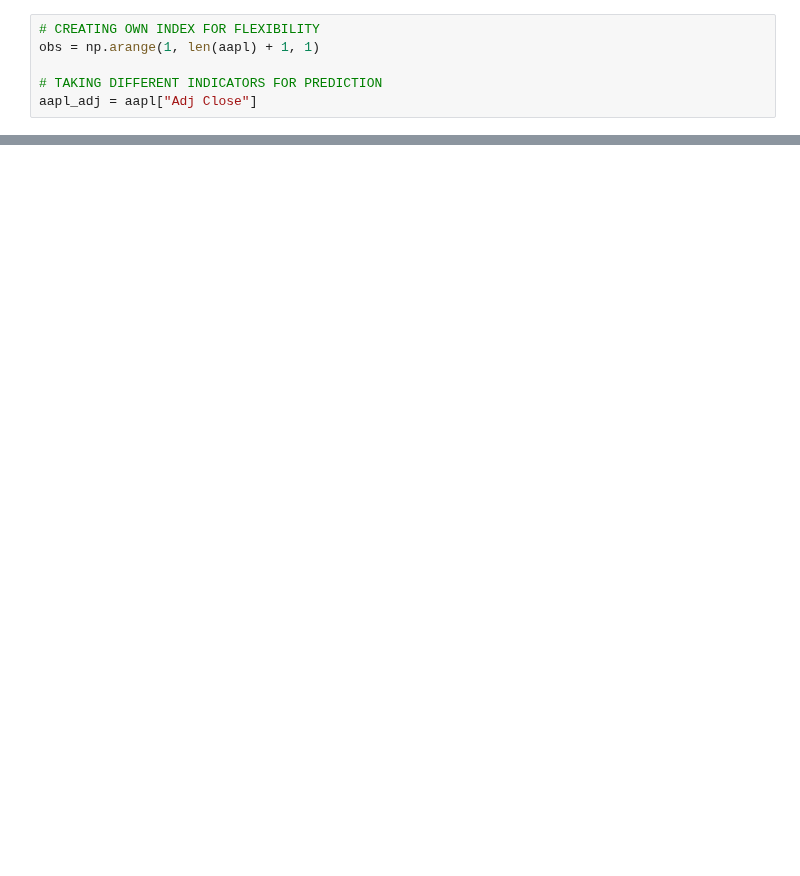
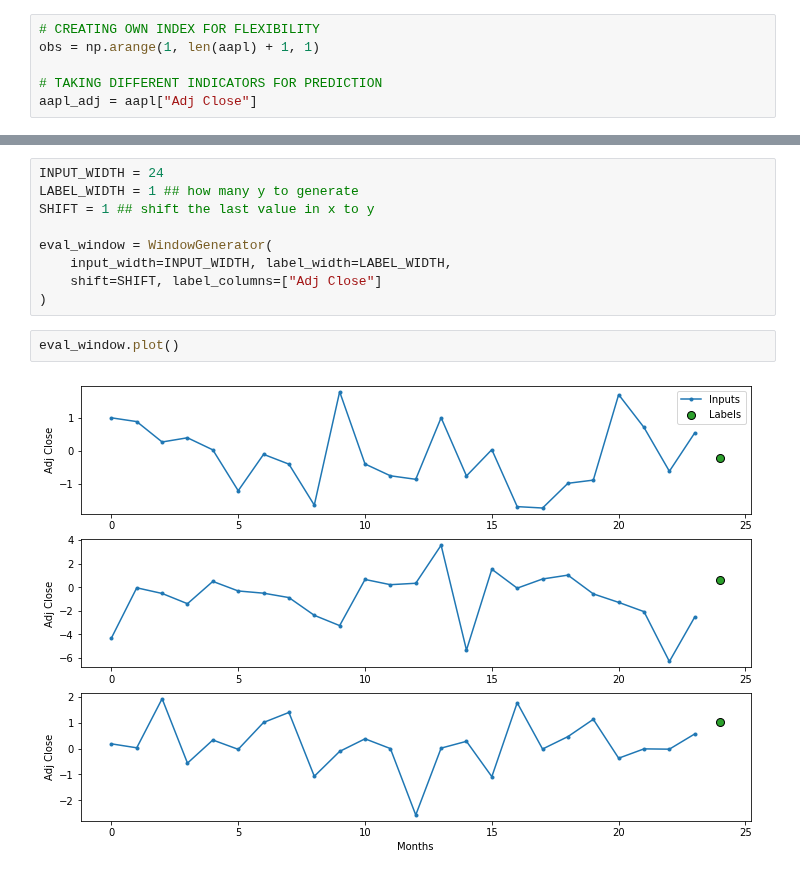
Before and after one commit to tl3472/Price-Prediction-and-Portfolio-Optimation, a Jupyter notebook: Final Report.ipynb, the cells around one changed output, grey strips where cells are left out. Saved outputs shown, nothing was run; the diff lists cells and outputs as text; blank space fills up the shorter version.

```diff
--- a/Final Report.ipynb
+++ b/Final Report.ipynb
@@ -198,0 +410,13 @@ Next Day Value: 139.28335571289062
+# %%
+INPUT_WIDTH = 24
+LABEL_WIDTH = 1 ## how many y to generate
+SHIFT = 1 ## shift the last value in x to y
+
+eval_window = WindowGenerator(
+    input_width=INPUT_WIDTH, label_width=LABEL_WIDTH,
+    shift=SHIFT, label_columns=["Adj Close"]
+)
+# %%
+eval_window.plot()
+# %% [output]
+[figure, added]
```
Also changed, not shown: parts of 57 cells of this notebook.
